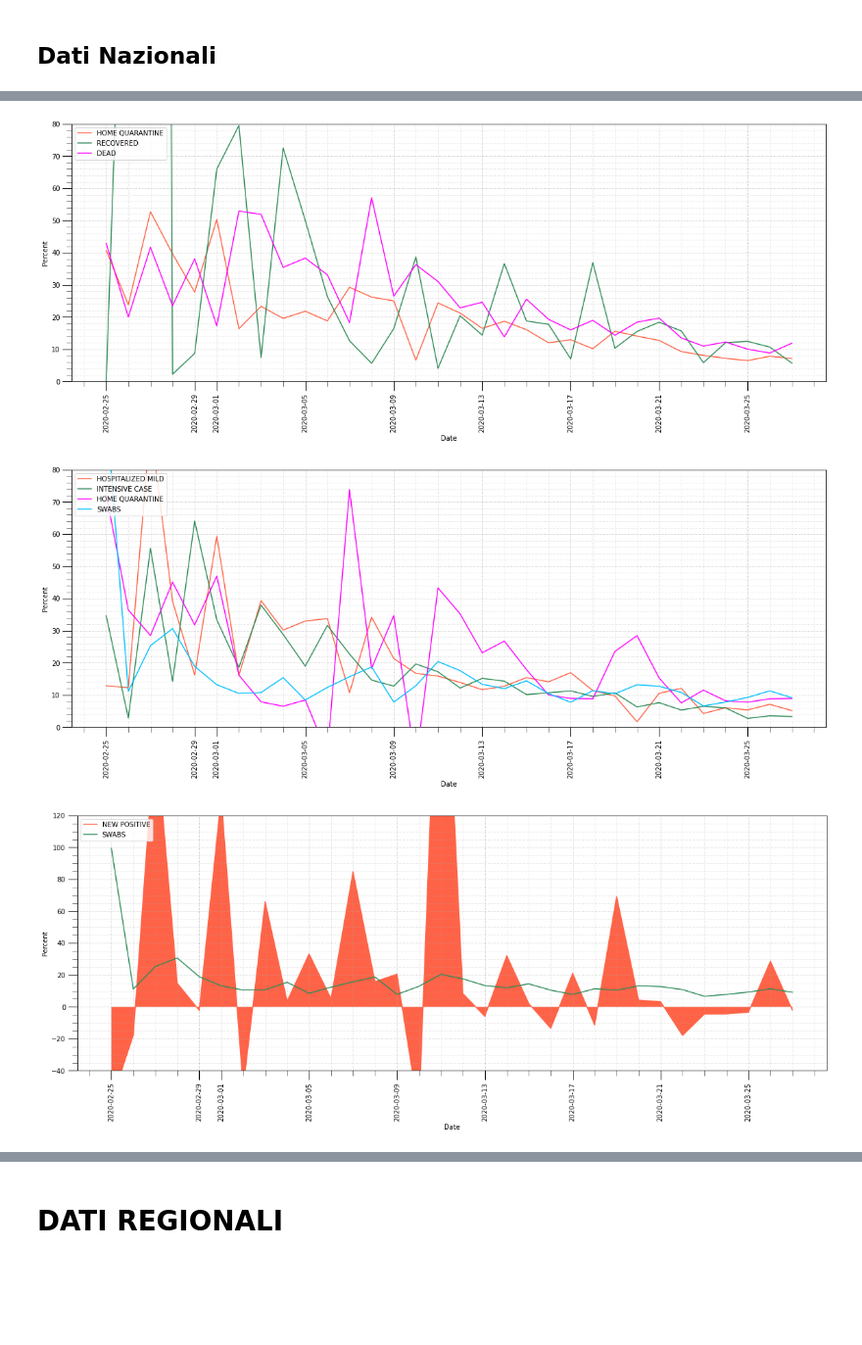
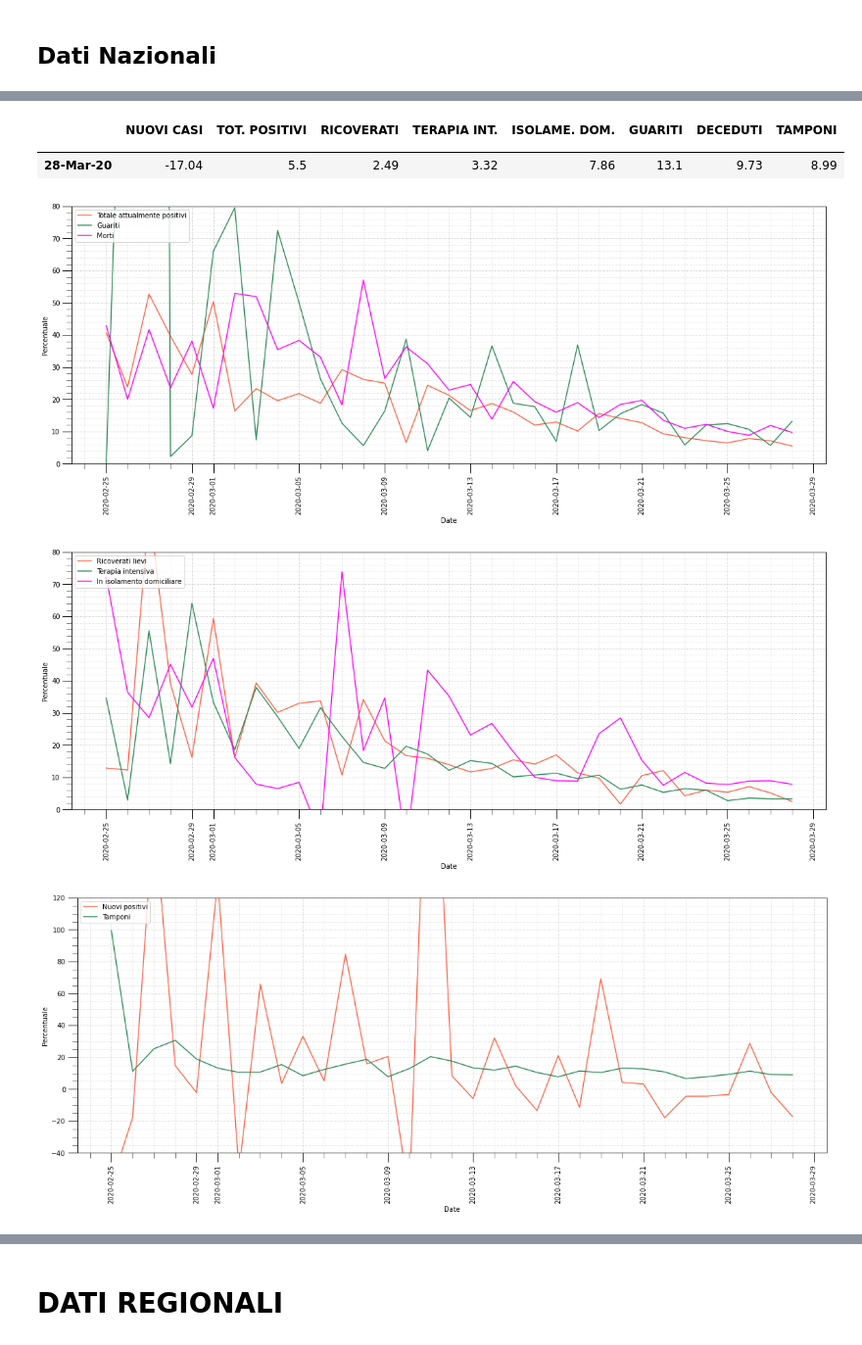
Before and after one commit to pasalino/Covid-19-PyAnalysis, a Jupyter notebook: Covid-19.ipynb, the cells around one changed output, grey strips where cells are left out. Shown at 98% size. Cells and saved outputs as stored; diff of their text form; code cells hidden in the pictures; blank space fills up the shorter version.

```diff
--- a/Covid-19.ipynb
+++ b/Covid-19.ipynb
@@ -82,9 +102,9 @@ def beautify_graph(ax):
 ## Dati Nazionali
 # %%
 national_trend = pd.read_csv(os.path.join(REPO_DIR,'dati-andamento-nazionale/dpc-covid19-ita-andamento-nazionale.csv'))
-#national_trend['data'] = pd.to_datetime(national_trend['data']).dt.date
 national_trend['DATA'] = pd.to_datetime(national_trend['data'])
-national_trend['DATA'] = national_trend['DATA'].dt.strftime('%d-%m-%y')
+national_trend['DATA'] = national_trend['DATA'].dt.strftime('%d-%b-%y')
+national_trend['data'] = pd.to_datetime(national_trend['data']).dt.strftime('%d-%b-%y')
 national_trend = national_trend.drop('stato',axis=1).drop('note_it',axis=1).drop('note_en',axis=1)
-national_trend.set_index(keys=['DATA'],drop=True,append=False,inplace=True)
+national_trend.set_index(keys=['DATA'], append=False, inplace=True)
 national_trend.index.rename('', inplace=True)
@@ -174,29 +201,34 @@ for c in growth_rates_columns:
     growth_rates[c] = (national_trend[c] - national_trend[c].shift(1))/national_trend[c].shift(1)*100
 growth_rates= growth_rates.round(2)
 growth_rates=growth_rates[1:]
+# %%
+show_table(growth_rates.rename(columns=NAME_LABELS),1)
+# %% [output]
+|  | NUOVI CASI | TOT. POSITIVI | RICOVERATI | TERAPIA INT. | ISOLAME. DOM. | GUARITI | DECEDUTI | TAMPONI |
+|  |  |  |  |  |  |  |  |  |
+| 28-Mar-20 | -17.04 | 5.5 | 2.49 | 3.32 | 7.86 | 13.1 | 9.73 | 8.99 |
 # %%
 plot =['totale_attualmente_positivi', 'dimessi_guariti', 'deceduti', ]
-labels = ['HOME QUARANTINE', 'RECOVERED', 'DEAD', ]
+labels = ['Totale attualmente positivi', 'Guariti', 'Morti', ]
 ax = growth_rates.plot(kind='line', x='data', y=plot, color=COLORS, label=labels, rot=90)
 ax.set_ylim(0,80)
-ax.set_ylabel('Percent')
+ax.set_ylabel('Percentuale')
 beautify_graph(ax)
 
-plot =['ricoverati_con_sintomi', 'terapia_intensiva', 'isolamento_domiciliare','tamponi']
-labels = ['HOSPITALIZED MILD', 'INTENSIVE CASE', 'HOME QUARANTINE', 'SWABS']
+plot =['ricoverati_con_sintomi', 'terapia_intensiva', 'isolamento_domiciliare']
+labels = ['Ricoverati lievi', 'Terapia intensiva', 'In isolamento domiciliare']
 ay = growth_rates.plot(kind='line', x='data', y=plot, color=COLORS,label=labels, rot=90)
 ay.set_ylim(0,80)
-ay.set_ylabel('Percent')
+ay.set_ylabel('Percentuale')
 beautify_graph(ay)
 
 plot =['nuovi_attualmente_positivi', 'tamponi']
-labels = ['NEW POSITIVE','SWABS']
+labels = ['Nuovi positivi','Tamponi']
 az = growth_rates.plot(kind='line', x='data', y=plot, color=COLORS,label=labels, rot=90)
 az.set_ylim(-40,120)
-az.set_ylabel('Percent')
-az.fill_between(growth_rates['data'], 0, growth_rates['nuovi_attualmente_positivi'], facecolor=COLORS[0])
+az.set_ylabel('Percentuale')
 beautify_graph(az)
 # %% [output]
-[figure, old version]
+[figure, new version]
-[figure, old version]
+[figure, new version]
-[figure, old version]
+[figure, new version]
```
Also changed, not shown: parts of 47 cells of this notebook, 1 other file.
